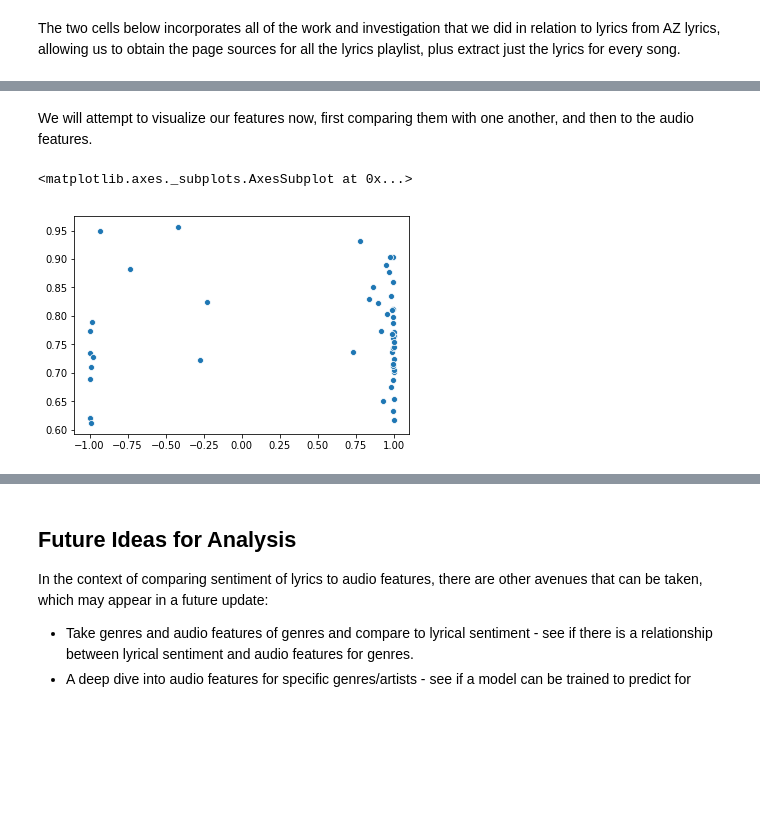
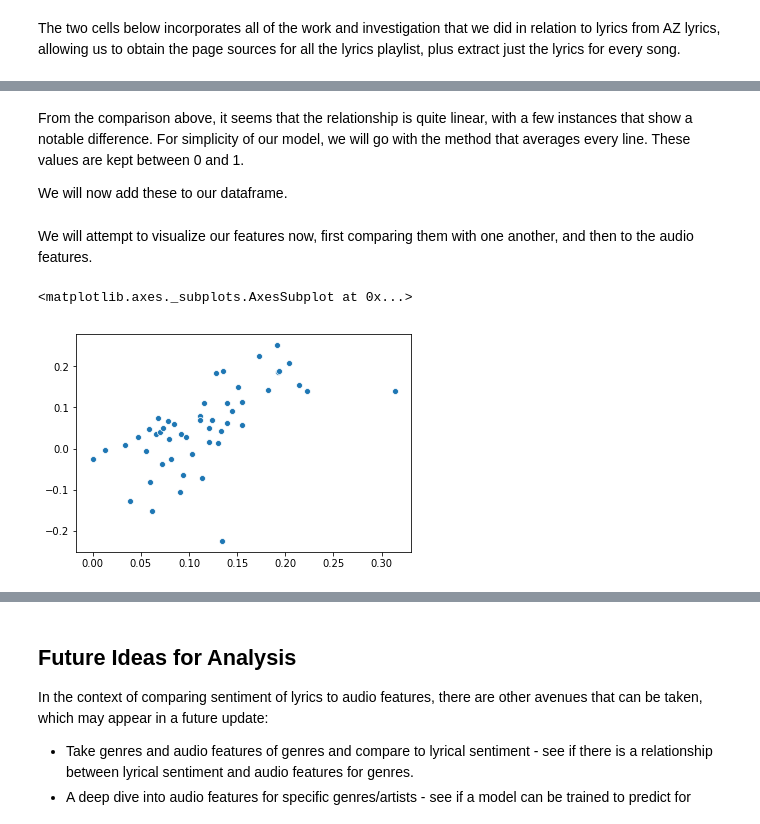
Before and after one commit to artunggal/SpotifyAnalysis, a Jupyter notebook: SentiAnalyzer.ipynb, the cells around one changed output, grey strips where cells are left out. Saved outputs shown, nothing was run; the diff lists cells and outputs as text; code cells hidden in the pictures; blank space fills up the shorter version.

```diff
--- a/SentiAnalyzer.ipynb
+++ b/SentiAnalyzer.ipynb
@@ -319,5 +440,5 @@ def sentiment_scores(sentence):
     # polarity_scores method of SentimentIntensityAnalyzer
     # oject gives a sentiment dictionary.
     # which contains pos, neg, neu, and compound scores.
-    sentiment_dict = sid_obj.polarity_scores(" ".join(sentence))
+    sentiment_dict = sid_obj.polarity_scores(sentence)
     return sentiment_dict
@@ -328,11 +444,0 @@ We will add these to our dataframe.
-# %%
-pos = []
-neg = []
-neu = []
-comp = []
-for x in lyrics:
-    sent = sentiment_scores(x)
-    pos.append(sent["pos"])
-    neg.append(sent["neg"])
-    neu.append(sent["neu"])
-    comp.append(sent["compound"])
@@ -345,0 +453,29 @@ for i in range(len(pos)):
+# %%
+# method to average every line's sentiment score
+cp = []
+cp_pos = []
+cp_neg = []
+cp_neu = []
+for lyric in lyrics:
+    comp = 0
+    pos = 0
+    neg = 0
+    neu = 0
+    lines = 0
+    words = ""
+
+    for line in lyric:
+        if "[" in line:
+            continue
+        if line == "":
+            continue
+        sent = sentiment_scores(line)
+        comp += sent['compound']
+        pos += sent['pos']
+        neg += sent['neg']
+        neu += sent['neu']
+        lines += 1
+    cp.append(comp / lines)
+    cp_pos.append(pos / lines)
+    cp_neg.append(neg / lines)
+    cp_neu.append(neu / lines)
@@ -346 +540,5 @@ for i in range(len(pos)):
+# %% [markdown]
+From the comparison above, it seems that the relationship is quite linear, with a few instances that show a notable difference. For simplicity of our model, we will go with the method that averages every line. These values are kept between 0 and 1.
+
+We will now add these to our dataframe.
 # %%
@@ -353,8 +549,8 @@ tens_df["pos_neg"] = pos_neg
 # %% [markdown]
 We will attempt to visualize our features now, first comparing them with one another, and then to the audio features.
 # %%
-sns.scatterplot(comp, neu)
+sns.scatterplot(cp_pos, cp)
 # %% [output]
 <matplotlib.axes._subplots.AxesSubplot at 0x...>
-[figure, old version]
+[figure, new version]
 # %%
```
Also changed, not shown: parts of 54 cells of this notebook, 1 other file.
